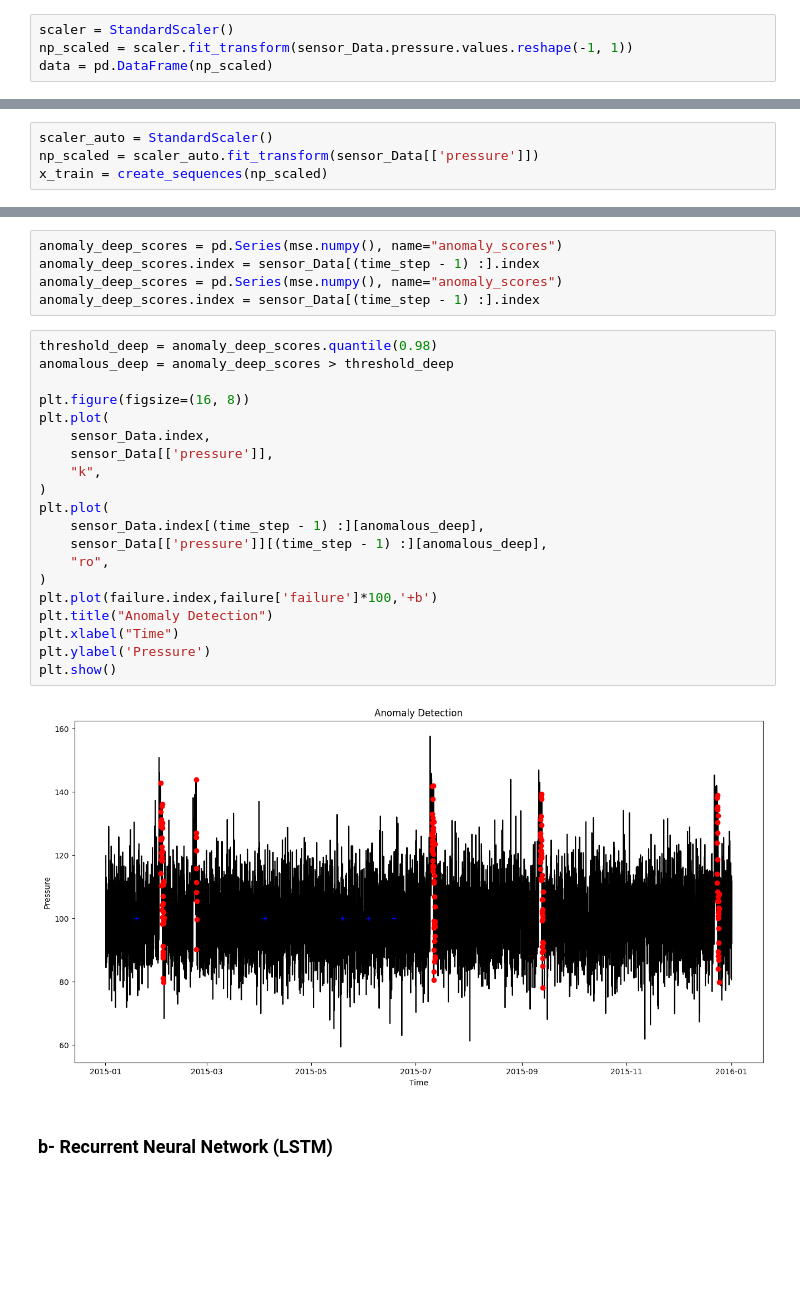
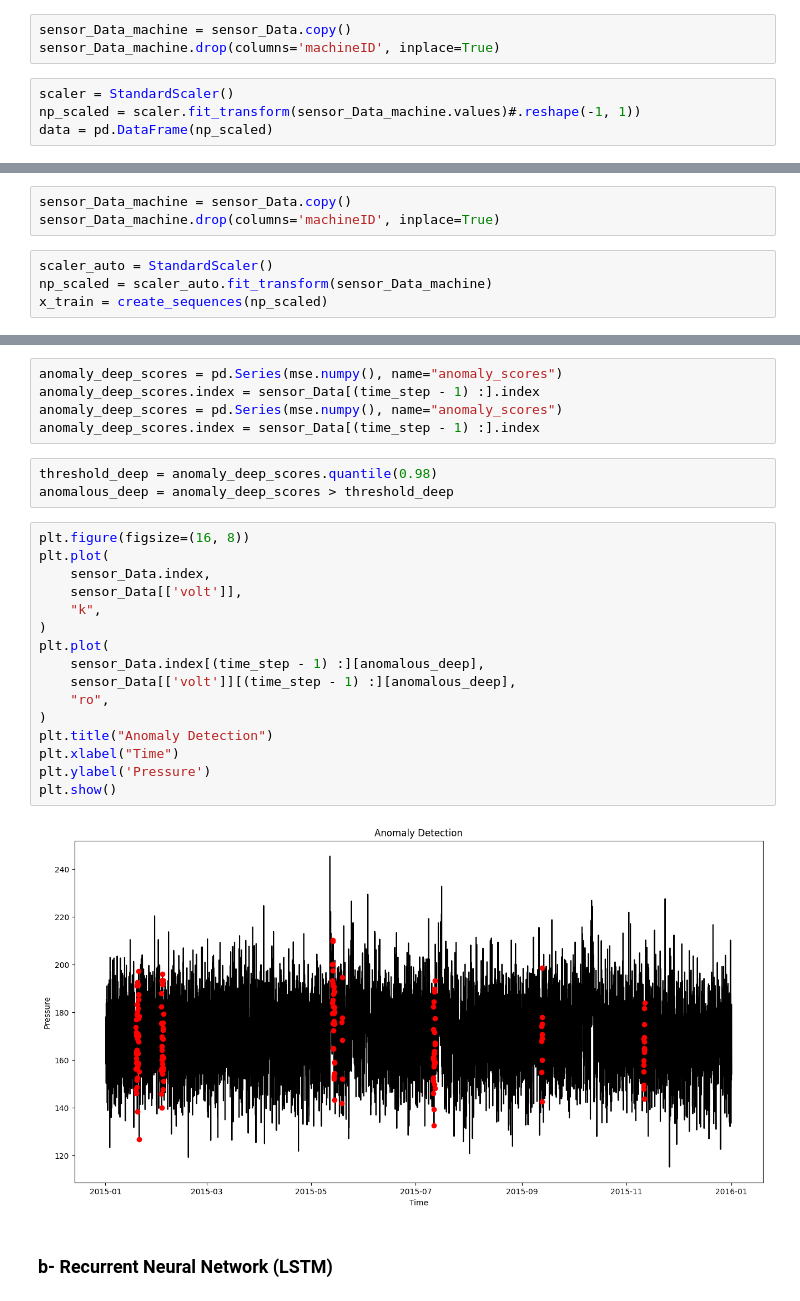
Before and after one commit to jvachier/Anomaly-Detection-From-Decision-Tree-to-Generative-Model, a Jupyter notebook: anamaly_detection.ipynb, the cells around one changed output, grey strips where cells are left out. Cells and saved outputs as stored; diff of their text form; blank space fills up the shorter version.

```diff
--- a/anamaly_detection.ipynb
+++ b/anamaly_detection.ipynb
@@ -73,7 +74,10 @@ failure = failure.query("machineID == @machine_name")
 3) Variational AutoEncoder: Recurrent Neural Network (LSTM)
 # %% [markdown]
 ## 1) Isolation Forest
+# %%
+sensor_Data_machine = sensor_Data.copy()
+sensor_Data_machine.drop(columns='machineID', inplace=True)
 # %%
 scaler = StandardScaler()
-np_scaled = scaler.fit_transform(sensor_Data.pressure.values.reshape(-1, 1))
+np_scaled = scaler.fit_transform(sensor_Data_machine.values)#.reshape(-1, 1))
 data = pd.DataFrame(np_scaled)
@@ -114,9 +169,12 @@ def result_autocendoer(model: object, x_train: np.array) -> tf.Tensor:
 # %% [markdown]
 ## 2) AutoEncoders
 ### a- Deep Neural Network
+# %%
+sensor_Data_machine = sensor_Data.copy()
+sensor_Data_machine.drop(columns='machineID', inplace=True)
 # %%
 scaler_auto = StandardScaler()
-np_scaled = scaler_auto.fit_transform(sensor_Data[['pressure']])
+np_scaled = scaler_auto.fit_transform(sensor_Data_machine)
 x_train = create_sequences(np_scaled)
 # %%
 with tf.device('/device:CPU:0'):
@@ -166,28 +224,27 @@ anomaly_deep_scores = pd.Series(mse.numpy(), name="anomaly_scores")
 anomaly_deep_scores.index = sensor_Data[(time_step - 1) :].index
 anomaly_deep_scores = pd.Series(mse.numpy(), name="anomaly_scores")
 anomaly_deep_scores.index = sensor_Data[(time_step - 1) :].index
+# %%
+threshold_deep = anomaly_deep_scores.quantile(0.98)
+anomalous_deep = anomaly_deep_scores > threshold_deep
 # %%
-threshold_deep = anomaly_deep_scores.quantile(0.98)
-anomalous_deep = anomaly_deep_scores > threshold_deep
-
 plt.figure(figsize=(16, 8))
 plt.plot(
     sensor_Data.index,
-    sensor_Data[['pressure']],
+    sensor_Data[['volt']],
     "k",
 )
 plt.plot(
     sensor_Data.index[(time_step - 1) :][anomalous_deep],
-    sensor_Data[['pressure']][(time_step - 1) :][anomalous_deep],
+    sensor_Data[['volt']][(time_step - 1) :][anomalous_deep],
     "ro",
 )
-plt.plot(failure.index,failure['failure']*100,'+b')
 plt.title("Anomaly Detection")
 plt.xlabel("Time")
 plt.ylabel('Pressure')
 plt.show()
 # %% [output]
-[figure, old version]
+[figure, new version]
 # %% [markdown]
 ### b- Recurrent Neural Network (LSTM)
 # %%
```
Also changed, not shown: parts of 6 cells of this notebook.
